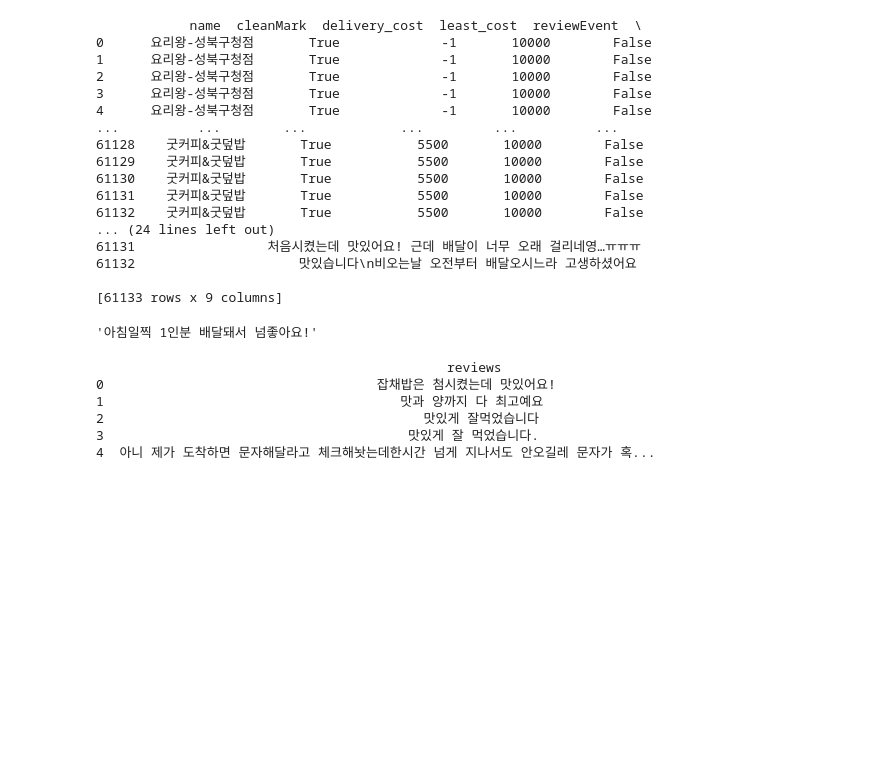
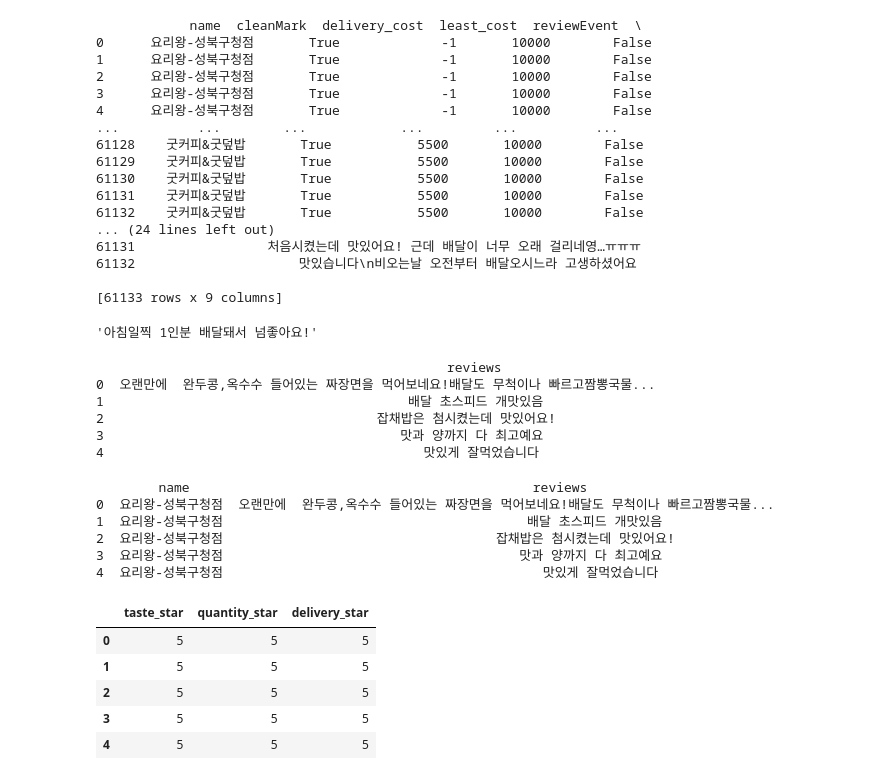
Before and after one commit to sb-111/NLP_Final_Project, a Jupyter notebook: Crawling/main.ipynb, the cells around one changed output. Saved outputs shown, nothing was run; the diff lists cells and outputs as text; code cells hidden in the pictures; blank space fills up the shorter version.

```diff
--- a/Crawling/main.ipynb
+++ b/Crawling/main.ipynb
@@ -149,7 +149,7 @@ df2.loc[df2["delivery_cost"] == -1, "delivery_cost"] = 0
 # %%
 df2.to_csv('../ReviewData/reviews_converted.csv', encoding='utf-8=sig')
 # %%
-df3 = pd.read_csv("../ReviewData/reviews.csv")
+df3 = pd.read_csv("../ReviewData/reviews_converted.csv")
 
 # 'reviews' 컬럼만을 남기고 나머지 컬럼 제거하여 새로운 데이터프레임 생성
 reviews_df = df3[['reviews']]
@@ -162,8 +162,58 @@ reviews_df.to_csv(output_file_path, index=False)  # index=False로 인덱스 저
 print(reviews_df.head())  # 새로운 데이터프레임의 처음 몇 개의 행 출력
 # %% [output]
                                              reviews
-0                                   잡채밥은 첨시켰는데 맛있어요!
-1                                      맛과 양까지 다 최고예요
-2                                         맛있게 잘먹었습니다
-3                                       맛있게 잘 먹었습니다.
-4  아니 제가 도착하면 문자해달라고 체크해놧는데한시간 넘게 지나서도 안오길레 문자가 혹...
+0  오랜만에  완두콩,옥수수 들어있는 짜장면을 먹어보네요!배달도 무척이나 빠르고짬뽕국물...
+1                                       배달 초스피드 개맛있음
+2                                   잡채밥은 첨시켰는데 맛있어요!
+3                                      맛과 양까지 다 최고예요
+4                                         맛있게 잘먹었습니다
+# %%
+df4 = pd.read_csv("../ReviewData/reviews_converted.csv")
+
+# 'reviews' 컬럼만을 남기고 나머지 컬럼 제거하여 새로운 데이터프레임 생성
+reviews_df = df4[['name', 'reviews']]
+
+# 새로운 CSV 파일로 저장
+output_file_path = "../ReviewData/reviews_name.csv"
+reviews_df.to_csv(output_file_path, index=False)  # index=False로 인덱스 저장 안 함
+
+# 저장 확인
+print(reviews_df.head())  # 새로운 데이터프레임의 처음 몇 개의 행 출력
+# %% [output]
+        name                                            reviews
+0  요리왕-성북구청점  오랜만에  완두콩,옥수수 들어있는 짜장면을 먹어보네요!배달도 무척이나 빠르고짬뽕국물...
+1  요리왕-성북구청점                                       배달 초스피드 개맛있음
+2  요리왕-성북구청점                                   잡채밥은 첨시켰는데 맛있어요!
+3  요리왕-성북구청점                                      맛과 양까지 다 최고예요
+4  요리왕-성북구청점                                         맛있게 잘먹었습니다
+# %%
+dfdf = pd.read_csv("../ReviewData/reviews_converted.csv")
+
+# ['cleanMark', 'delivery_cost', 'least_cost', 'taste_star', 'quantity_star', 'delivery_star']
+dfdf['cleanMark'].head()
+
+# 'cleanMark' 컬럼 값 변경
+dfdf['cleanMark'] = dfdf['cleanMark'].map({True: '위생인증매장', False: '일반매장'})
+
+# 'delivery_cost'와 'least_cost' 컬럼 값 변경
+dfdf['delivery_cost'] = dfdf['delivery_cost'].apply(lambda x: f"배달요금 {x}원")
+dfdf['least_cost'] = dfdf['least_cost'].apply(lambda x: f"최소주문금액 {x}원")
+
+dfdf['taste_star'] = dfdf['taste_star'].apply(lambda x : f"맛 {x}점")
+dfdf['quantity_star'] = dfdf['quantity_star'].apply(lambda x : f"양 {x}점")
+dfdf['delivery_star'] = dfdf['delivery_star'].apply(lambda x : f"배달 {x}점")
+
+dfdf['reviewEvent'] = dfdf['reviewEvent'].map({True: '리뷰이벤트진행중', False: '리뷰이벤트없음'})
+
+dfdf.head(10)
+
+dfdf.to_csv("../ReviewData/reviews_converted_data_tagging.csv", index=False)
+# %%
+dfdf[['taste_star', 'quantity_star', 'delivery_star']].head()
+# %% [output]
+|  | taste_star | quantity_star | delivery_star |
+| 0 | 5 | 5 | 5 |
+| 1 | 5 | 5 | 5 |
+| 2 | 5 | 5 | 5 |
+| 3 | 5 | 5 | 5 |
+| 4 | 5 | 5 | 5 |
```
Also changed, not shown: 1 other file.
